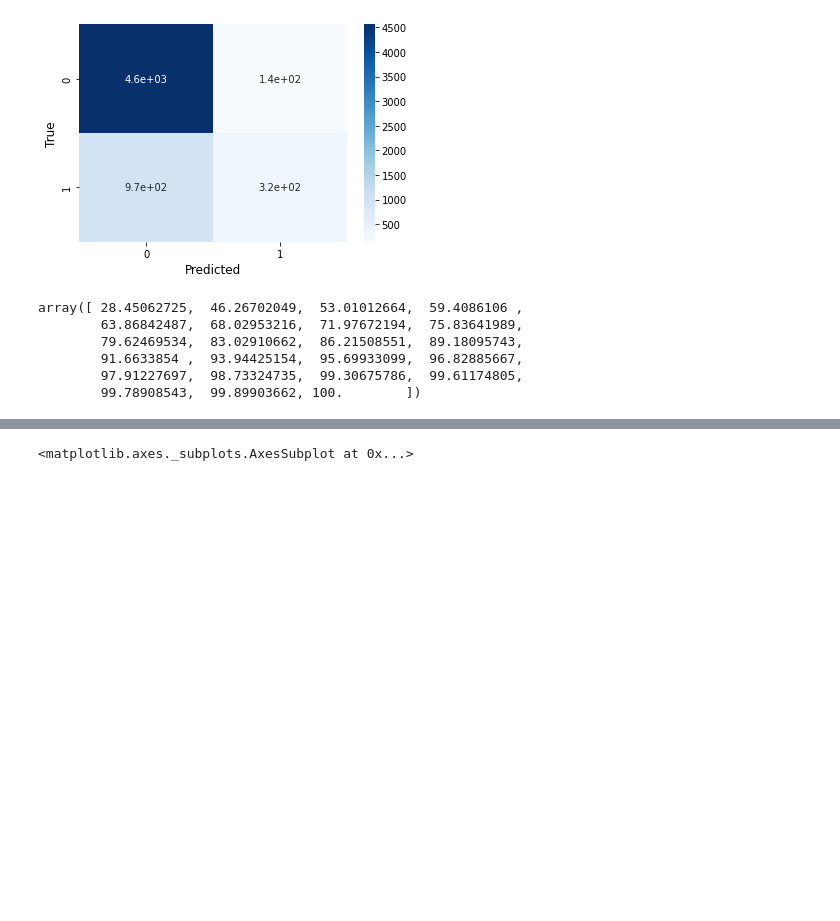
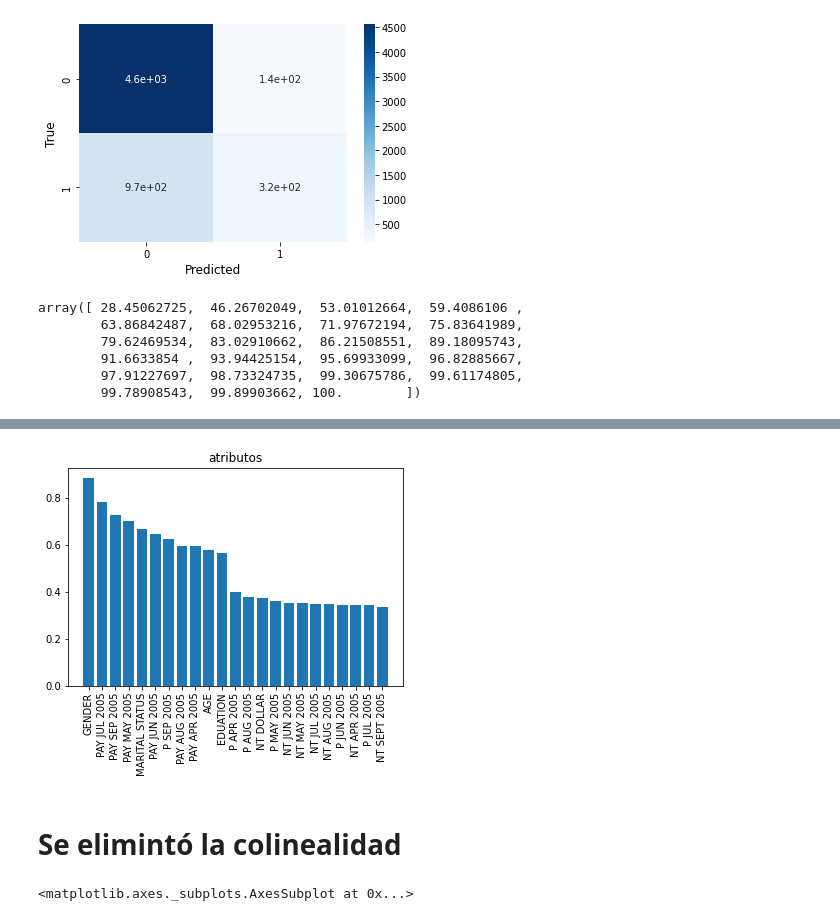
Before and after one commit to PosgradoMNA/actividades-del-projecto-team-64, a Jupyter notebook: TAREA_SEMANA_4.ipynb, the cells around one changed output, grey strips where cells are left out. Drawn from its saved outputs; the diff is of its cells as text; code cells hidden in the pictures; blank space fills up the shorter version.

```diff
--- a/TAREA_SEMANA_4.ipynb
+++ b/TAREA_SEMANA_4.ipynb
@@ -297,3 +330,12 @@ dtype: float64
+# %%
+plt.bar(values.index,values)
+plt.title('atributos')
+plt.xticks(rotation = 90)
+plt.show()
+# %% [output]
+[figure, added]
+# %% [markdown]
+# **Se elimintó la colinealidad**
 # %%
 fig = plt.figure(figsize=(10, 8))
 sns.heatmap(X_pca.corr(),
```
Also changed, not shown: parts of 17 cells of this notebook.
